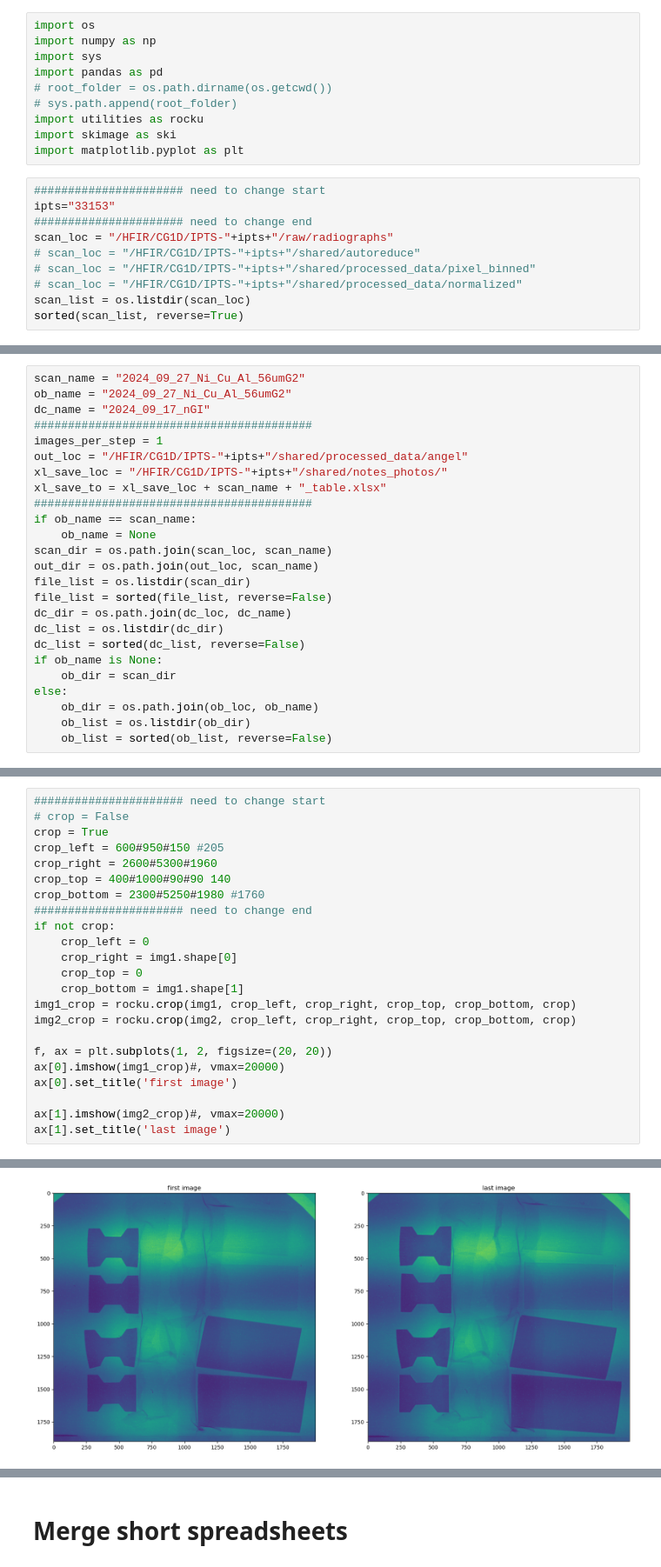
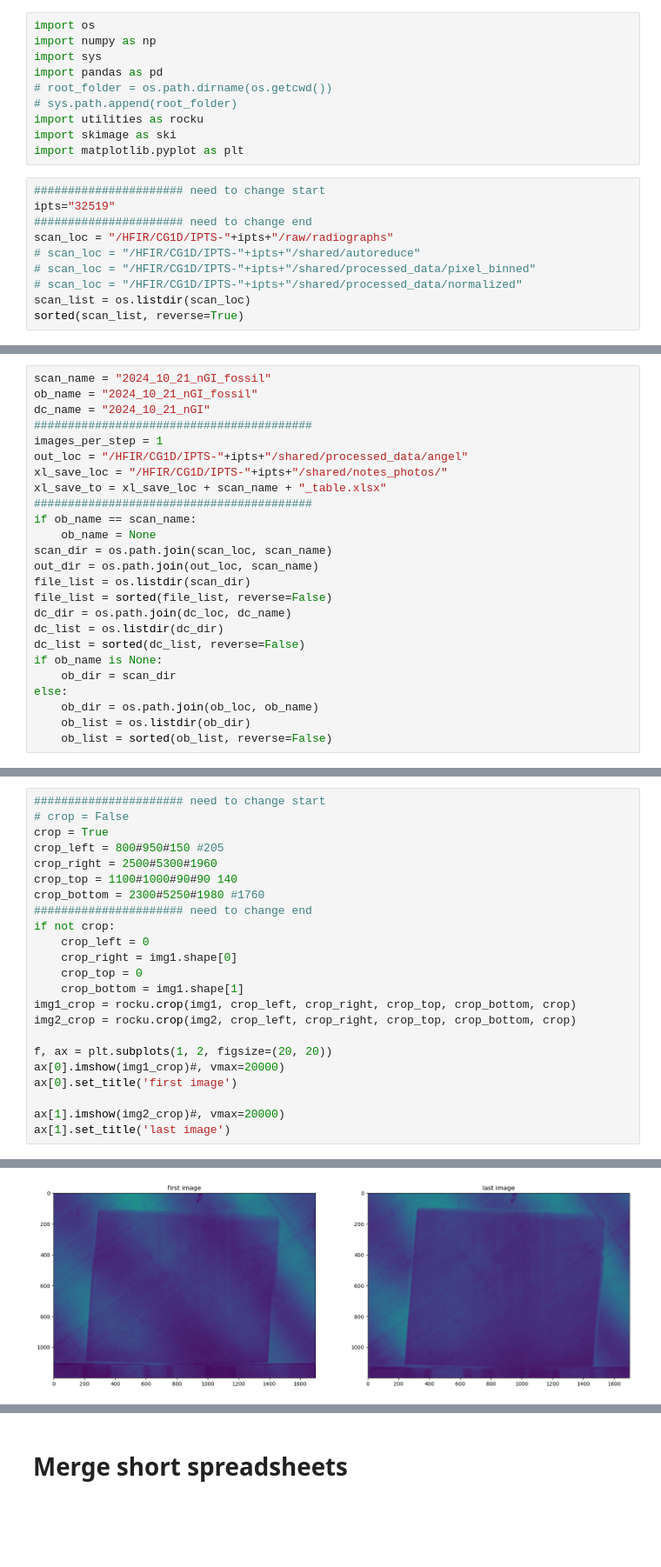
Before and after one commit to zhangy6x/research_stuff, a Jupyter notebook: jupyter_notebooks/norm_recon/sub_generate_nGI_ANGEL_sheet.ipynb, the cells around one changed output, grey strips where cells are left out. Shown at 87% size. Cells and saved outputs as stored; diff of their text form; blank space fills up the shorter version.

```diff
--- a/jupyter_notebooks/norm_recon/sub_generate_nGI_ANGEL_sheet.ipynb
+++ b/jupyter_notebooks/norm_recon/sub_generate_nGI_ANGEL_sheet.ipynb
@@ -10,7 +10,7 @@ import skimage as ski
 import matplotlib.pyplot as plt
 # %%
 ###################### need to change start
-ipts="33153"
+ipts="32519"
 ###################### need to change end
 scan_loc = "/HFIR/CG1D/IPTS-"+ipts+"/raw/radiographs"
 # scan_loc = "/HFIR/CG1D/IPTS-"+ipts+"/shared/autoreduce"
@@ -59,7 +38,7 @@ os.listdir(dc_loc)
 # %%
-scan_name = "2024_09_27_Ni_Cu_Al_56umG2"
-ob_name = "2024_09_27_Ni_Cu_Al_56umG2"
-dc_name = "2024_09_17_nGI"
+scan_name = "2024_10_21_nGI_fossil"
+ob_name = "2024_10_21_nGI_fossil"
+dc_name = "2024_10_21_nGI"
 #########################################
 images_per_step = 1
 out_loc = "/HFIR/CG1D/IPTS-"+ipts+"/shared/processed_data/angel"
@@ -198,29 +135,29 @@ Text(0.5, 1.0, 'last image')
 # %%
 ###################### need to change start
 # crop = False
 crop = True
-crop_left = 600#950#150 #205
-crop_right = 2600#5300#1960
-crop_top = 400#1000#90#90 140
+crop_left = 800#950#150 #205
+crop_right = 2500#5300#1960
+crop_top = 1100#1000#90#90 140
 crop_bottom = 2300#5250#1980 #1760
 ###################### need to change end
 if not crop:
     crop_left = 0
     crop_right = img1.shape[0]
     crop_top = 0
     crop_bottom = img1.shape[1]
 img1_crop = rocku.crop(img1, crop_left, crop_right, crop_top, crop_bottom, crop)
 img2_crop = rocku.crop(img2, crop_left, crop_right, crop_top, crop_bottom, crop)
 
 f, ax = plt.subplots(1, 2, figsize=(20, 20))
 ax[0].imshow(img1_crop)#, vmax=20000)
 ax[0].set_title('first image')
 
 ax[1].imshow(img2_crop)#, vmax=20000)
 ax[1].set_title('last image')
 # %% [output]
 Text(0.5, 1.0, 'last image')
-[figure, old version]
+[figure, new version]
 # %%
 if len(file_list)%num_of_img == 0:
     first_file_list = file_list[0::num_of_img]
```
Also changed, not shown: parts of 8 cells of this notebook, 4 other files.
